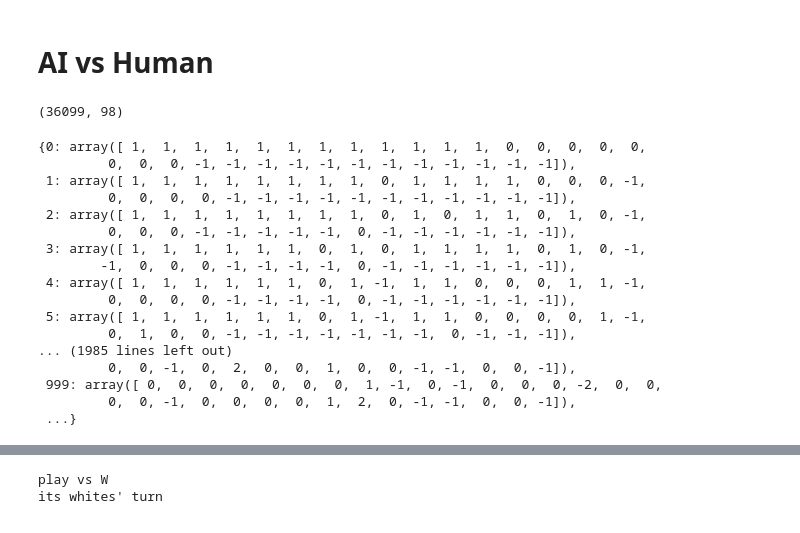
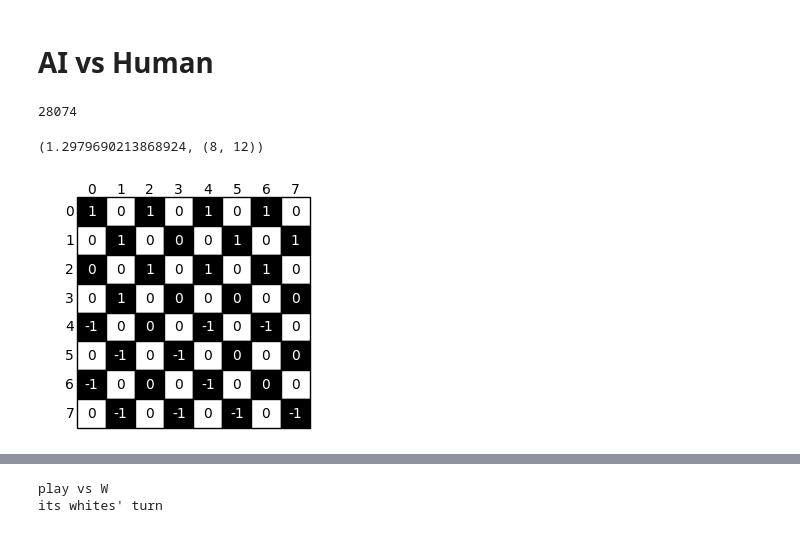
Before and after one commit to federicoschiaffino/Eldo, a Jupyter notebook: Eldo/Q Learning.ipynb, the cells around one changed output, grey strips where cells are left out. Cells and saved outputs as stored; diff of their text form; code cells hidden in the pictures.

```diff
--- a/Eldo/Q Learning.ipynb
+++ b/Eldo/Q Learning.ipynb
@@ -430,14 +430,6 @@ find_move(bb, -1, ind_board, Q_white, 10, white_mult_caps_dict)
 [(23, 19), (14, 10)]
 # %% [markdown]
 # AI vs Human
-# %%
-import pickle
-with open('Q_white.pkl', 'rb') as f:
-    Q_w = pickle.load(f)
-
-Q_w.shape
-# %% [output]
-(36099, 98)
 # %%
 def play_luigi(initial_board, agent, Q_white, Q_black, white_boards, black_boards, white_moves, black_moves, epsilon,
                   turns_without_cap = 0):
@@ -465,22 +455,15 @@ def play_luigi(initial_board, agent, Q_white, Q_black, white_boards, black_board
 
     return winner
 # %%
-white_move
+len(black_boards)
 # %% [output]
-{0: array([ 1,  1,  1,  1,  1,  1,  1,  1,  1,  1,  1,  1,  0,  0,  0,  0,  0,
-         0,  0,  0, -1, -1, -1, -1, -1, -1, -1, -1, -1, -1, -1, -1]),
- 1: array([ 1,  1,  1,  1,  1,  1,  1,  1,  0,  1,  1,  1,  1,  0,  0,  0, -1,
-         0,  0,  0,  0, -1, -1, -1, -1, -1, -1, -1, -1, -1, -1, -1]),
- 2: array([ 1,  1,  1,  1,  1,  1,  1,  1,  0,  1,  0,  1,  1,  0,  1,  0, -1,
-         0,  0,  0, -1, -1, -1, -1, -1,  0, -1, -1, -1, -1, -1, -1]),
- 3: array([ 1,  1,  1,  1,  1,  1,  0,  1,  0,  1,  1,  1,  1,  0,  1,  0, -1,
-        -1,  0,  0,  0, -1, -1, -1, -1,  0, -1, -1, -1, -1, -1, -1]),
- 4: array([ 1,  1,  1,  1,  1,  1,  0,  1, -1,  1,  1,  0,  0,  0,  1,  1, -1,
-         0,  0,  0,  0, -1, -1, -1, -1,  0, -1, -1, -1, -1, -1, -1]),
- 5: array([ 1,  1,  1,  1,  1,  1,  0,  1, -1,  1,  1,  0,  0,  0,  0,  1, -1,
-         0,  1,  0,  0, -1, -1, -1, -1, -1, -1, -1,  0, -1, -1, -1]),
-... (1985 lines left out)
-         0,  0, -1,  0,  2,  0,  0,  1,  0,  0, -1, -1,  0,  0, -1]),
- 999: array([ 0,  0,  0,  0,  0,  0,  0,  1, -1,  0, -1,  0,  0,  0, -2,  0,  0,
-         0,  0, -1,  0,  0,  0,  0,  1,  2,  0, -1, -1,  0,  0, -1]),
- ...}
+28074
+# %%
+Q_black.iloc[0].max(), Q_black.iloc[0].idxmax()
+#Q_black.iloc[1][Q_black.iloc[1] > 0]
+# %% [output]
+(1.2979690213868924, (8, 12))
+# %%
+visualize([black_boards[28075], 1])
+# %% [output]
+[figure, added]
```
Also changed, not shown: parts of 6 cells of this notebook.
